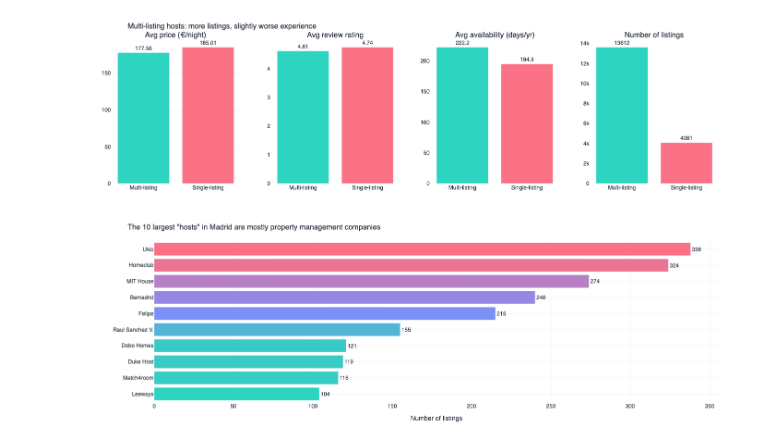
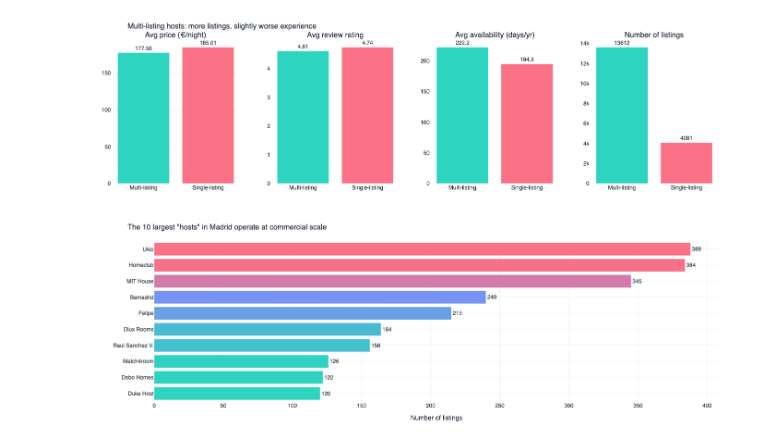
Before and after one commit to Wiss-21/madrid-airbnb-sql, a Jupyter notebook: Notebooks/01_madrid_sql_analysis.ipynb, the cells around one changed output. Cells and saved outputs as stored; diff of their text form; code cells hidden in the pictures.

```diff
--- a/Notebooks/01_madrid_sql_analysis.ipynb
+++ b/Notebooks/01_madrid_sql_analysis.ipynb
@@ -504,29 +503,29 @@ fig3.show()
 # %%
 top_hosts_df = con.sql("""
     SELECT
         host_name,
         host_id,
         COUNT(*)                       AS num_listings,
         ROUND(AVG(price_num), 2)       AS avg_price
     FROM listings_clean
-    WHERE price_num IS NOT NULL AND host_name IS NOT NULL
+    WHERE host_name IS NOT NULL
     GROUP BY host_name, host_id
     ORDER BY num_listings DESC
     LIMIT 10
 """).df().sort_values('num_listings')
 
 fig4 = px.bar(
     top_hosts_df,
     x='num_listings', y='host_name', orientation='h',
     text='num_listings',
-    title='The 10 largest "hosts" in Madrid are mostly property management companies',
+    title='The 10 largest "hosts" in Madrid operate at commercial scale',
     labels={'num_listings': 'Number of listings', 'host_name': ''},
     color='num_listings',
     color_continuous_scale=[ACCENT, INDIGO, WARNING],
     hover_data={'avg_price': ':,.2f'},
 )
 fig4.update_traces(texttemplate='%{text}', textposition='outside')
 fig4.update_layout(showlegend=False, coloraxis_showscale=False, **CHART_LAYOUT, height=450)
 fig4.show()
 # %% [output]
-[figure, old version]
+[figure, new version]
```
Also changed, not shown: parts of 1 cell of this notebook, 1 other file.
